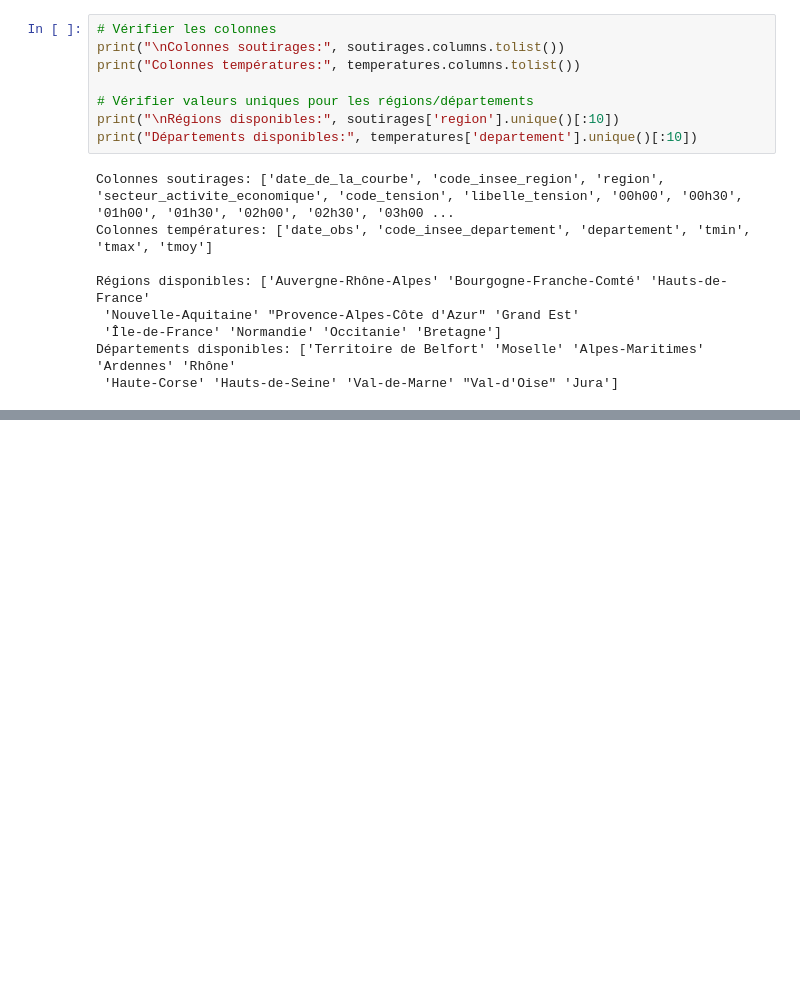
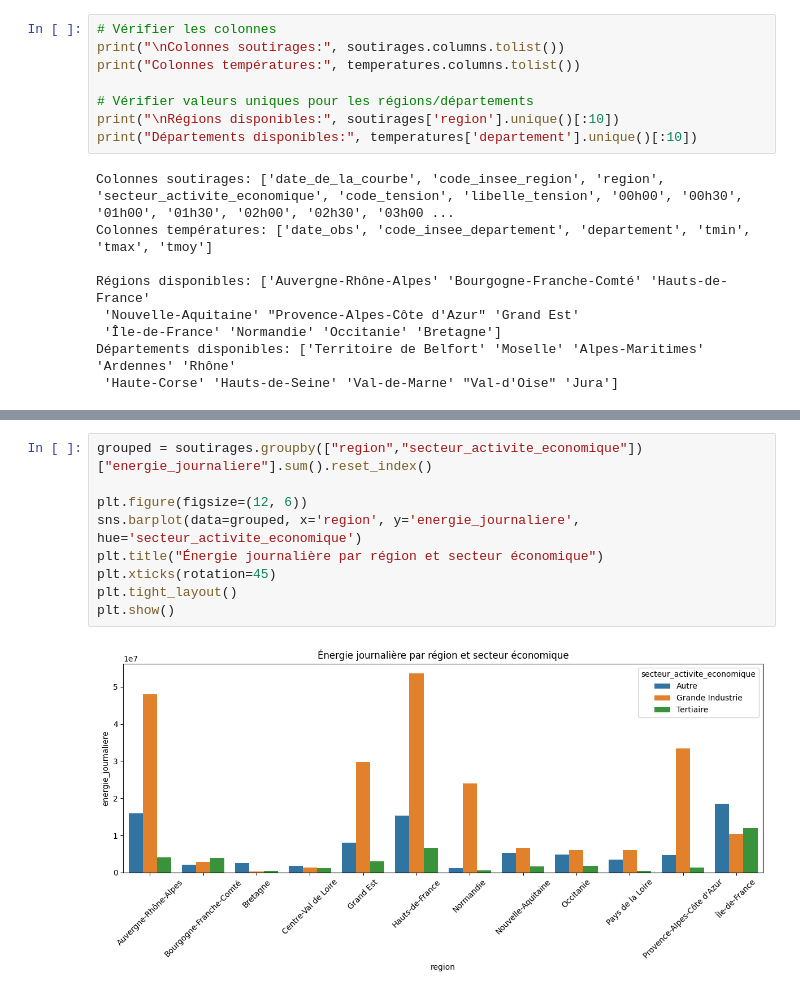
Before and after one commit to KADA-SEDODE/multi-region-energy-prediction, a Jupyter notebook: notebooks/01_exploration.ipynb, the cells around one changed output, grey strips where cells are left out. Drawn from its saved outputs; the diff is of its cells as text; blank space fills up the shorter version.

```diff
--- a/notebooks/01_exploration.ipynb
+++ b/notebooks/01_exploration.ipynb
@@ -51,0 +325,11 @@ Départements disponibles: ['Territoire de Belfort' 'Moselle' 'Alpes-Maritimes'
+# %%
+grouped = soutirages.groupby(["region","secteur_activite_economique"])["energie_journaliere"].sum().reset_index()
+
+plt.figure(figsize=(12, 6))
+sns.barplot(data=grouped, x='region', y='energie_journaliere', hue='secteur_activite_economique')
+plt.title("Énergie journalière par région et secteur économique")
+plt.xticks(rotation=45)
+plt.tight_layout()
+plt.show()
+# %% [output]
+[figure, added]
```
Also changed, not shown: parts of 29 cells of this notebook.
